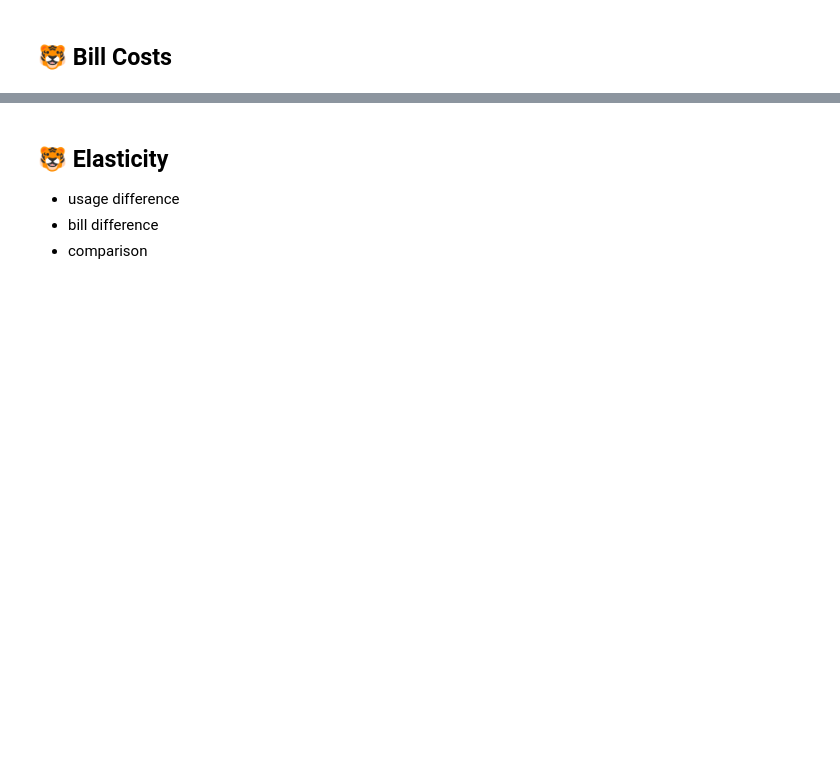
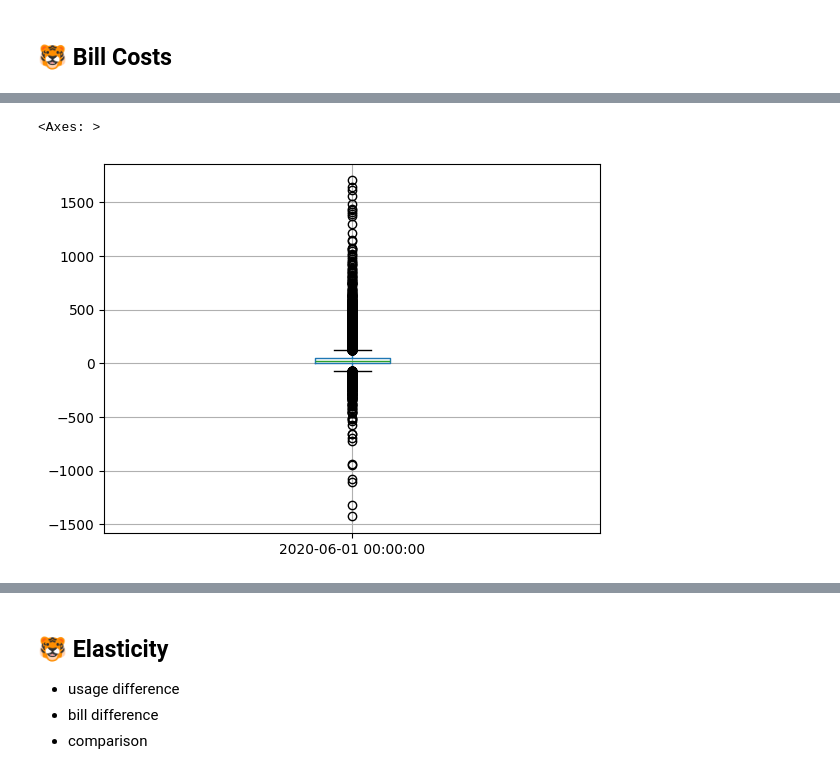
Before and after one commit to jade-fp/hub-gra-cwcb-rates, a Jupyter notebook: analysis_new.ipynb, the cells around one changed output, grey strips where cells are left out. Saved outputs shown, nothing was run; the diff lists cells and outputs as text; code cells hidden in the pictures; blank space fills up the shorter version.

Commit message:
elasticity calcs, etc

```diff
--- a/analysis_new.ipynb
+++ b/analysis_new.ipynb
@@ -1256,0 +1378,38 @@ plt_GPCD_combined_fig('denver_water',pop_type='both',df_return='all')#,show_both
+# %%
+def fxn_calc_bill(provider,category,**kwargs):
+    '''
+    **kwargs to pass into fxn_usage_filter
+    '''
+    # account for # of units in a given account
+    df_u, df_n = fxn_usage_filter(provider,category=[category],**kwargs)
+    df_t = data_rates[provider].loc[category,'Tier Cap']
+    df_r = data_rates[provider].loc[category,'Rate per Unit']
+
+    df_bills = pd.DataFrame(index=df_u.index,columns=df_u.columns)
+    for row in df_u.index:
+        for col in df_u.columns:
+            x = df_u.loc[row,col]
+            get_acct_units = df_n.loc[row,col.year]
+            get_rates = df_r.iloc[df_r.index.get_indexer([col],method='pad')]
+            get_tiers = df_t.iloc[df_t.index.get_indexer([col],method='pad')] * get_acct_units
+            get_tier_sizes = get_tiers.where(get_tiers<=x).fillna(value=x,axis=1,limit=1).diff(axis=1)
+            get_tier_costs = get_rates * get_tier_sizes
+            get_bill = get_tier_costs.agg('sum',axis=1)
+            df_bills.loc[row,col] = get_bill.iloc[0]
+
+    df_bills = df_bills.astype(np.float64)
+
+    df_ref = {'u':df_u,'n':df_n,'t':df_t,'r':df_r}
+
+    df_check = {'get_rates':get_rates,'get_tiers':get_tiers,'get_tier_sizes':get_tier_sizes,'get_tier_costs':get_tier_costs}
+
+    return df_bills, df_ref, df_check
+# %%
+cat = 'res-SF'
+prov = 'westminster_city'
+
+filter_kwargs = {'time_endcaps_only':False,'year_start':2017,'year_end':2020,'month':6}
+
+df_bills, df_ref, df_check = fxn_calc_bill(provider=prov,category=cat,**filter_kwargs)
+
+df_bills.head()
@@ -1256,0 +1599,6 @@ plt_GPCD_combined_fig('denver_water',pop_type='both',df_return='all')#,show_both
+# %%
+df_bills_diff = df_bills.diff(axis=1).iloc[:,[-1]]
+df_bills_diff.boxplot()
+# %% [output]
+<Axes: >
+[figure, added]
```
Also changed, not shown: parts of 47 cells of this notebook.
